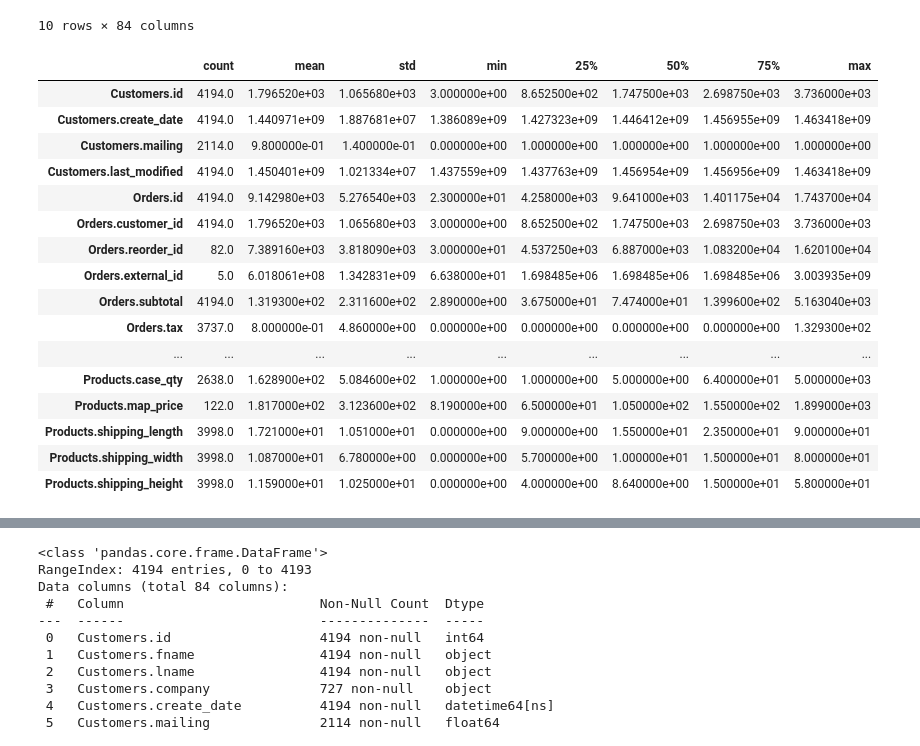
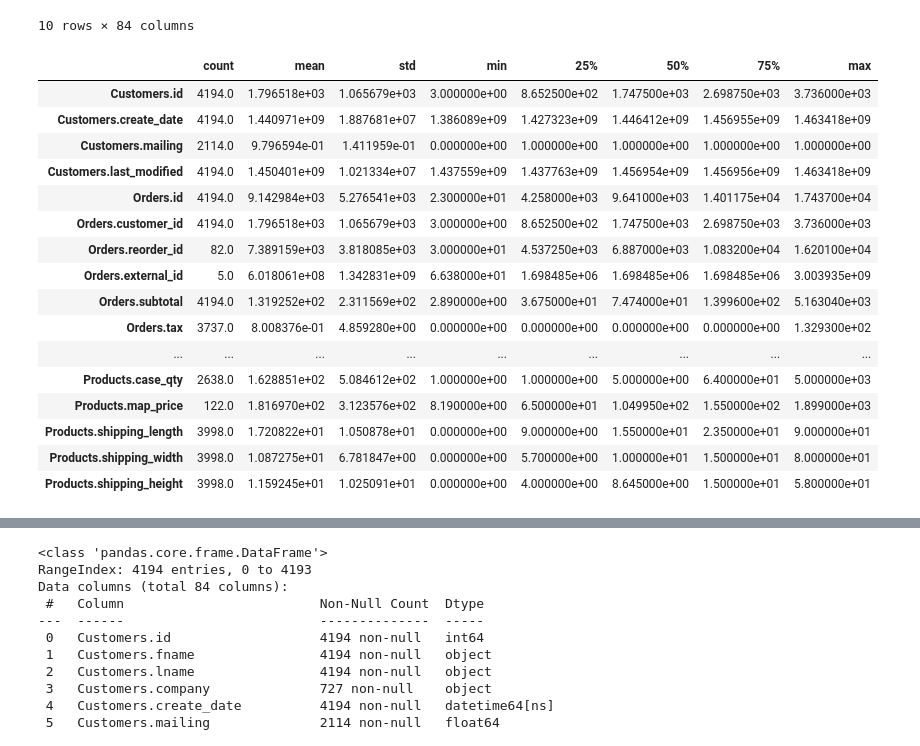
Before and after one commit to data-mosaic/Anna-Project, a Jupyter notebook: notebooks/01_exploration.ipynb, the cells around one changed output, grey strips where cells are left out. Saved outputs shown, nothing was run; the diff lists cells and outputs as text; code cells hidden in the pictures.

```diff
--- a/notebooks/01_exploration.ipynb
+++ b/notebooks/01_exploration.ipynb
@@ -22,5 +83,7 @@ files
 # %%
-cols = [
+### Selecting the most relevant columns for further analysis --->
+
+cols_use = [
     "Customers.id", "Customers.fname", "Customers.lname", "Customers.company",
     "Customers.create_date", "Customers.mailing", "Customers.last_modified",
     "Orders.id", "Orders.customer_id", "Orders.fname", "Orders.lname",
@@ -52,8 +115,7 @@ cols = [
     "Products.handling_time", "Products.family_id"
 ]
 
-#df = pd.read_csv("PBL5recommendationdata.csv", usecols=cols)
-df = pd.read_csv("/".join(["../data/raw/", dataset_name, "PBL5recommendationdata.csv"]), usecols=cols, encoding="latin1")
+df = pd.read_csv("/".join(["../data/raw/", dataset_name, "PBL5recommendationdata.csv"]), usecols=cols_use, encoding="latin1")
 # %%
 #df = pd.read_csv("/".join(["../data/raw/", dataset_name, files[0]]), encoding="latin1")
 #df = pd.read_csv("/".join(["../data/raw", dataset_name, "PBL5recommendationdata_cut.csv"]), sep=';')
@@ -72,25 +135,25 @@ df.head(10)
 | 9 | 10 | Tommy | Smith | NaN | 1390509516 | ... |
 10 rows × 84 columns
 # %%
-df.describe().round(2).T
+df.describe().T
 # %% [output]
 |  | count | mean | std | min | 25% | 50% | 75% | max |
-| Customers.id | 4194.0 | 1.796520e+03 | 1.065680e+03 | 3.000000e+00 | 8.652500e+02 | 1.747500e+03 | 2.698750e+03 | 3.736000e+03 |
+| Customers.id | 4194.0 | 1.796518e+03 | 1.065679e+03 | 3.000000e+00 | 8.652500e+02 | 1.747500e+03 | 2.698750e+03 | 3.736000e+03 |
 | Customers.create_date | 4194.0 | 1.440971e+09 | 1.887681e+07 | 1.386089e+09 | 1.427323e+09 | 1.446412e+09 | 1.456955e+09 | 1.463418e+09 |
-| Customers.mailing | 2114.0 | 9.800000e-01 | 1.400000e-01 | 0.000000e+00 | 1.000000e+00 | 1.000000e+00 | 1.000000e+00 | 1.000000e+00 |
+| Customers.mailing | 2114.0 | 9.796594e-01 | 1.411959e-01 | 0.000000e+00 | 1.000000e+00 | 1.000000e+00 | 1.000000e+00 | 1.000000e+00 |
 | Customers.last_modified | 4194.0 | 1.450401e+09 | 1.021334e+07 | 1.437559e+09 | 1.437763e+09 | 1.456954e+09 | 1.456956e+09 | 1.463418e+09 |
-| Orders.id | 4194.0 | 9.142980e+03 | 5.276540e+03 | 2.300000e+01 | 4.258000e+03 | 9.641000e+03 | 1.401175e+04 | 1.743700e+04 |
-| Orders.customer_id | 4194.0 | 1.796520e+03 | 1.065680e+03 | 3.000000e+00 | 8.652500e+02 | 1.747500e+03 | 2.698750e+03 | 3.736000e+03 |
-| Orders.reorder_id | 82.0 | 7.389160e+03 | 3.818090e+03 | 3.000000e+01 | 4.537250e+03 | 6.887000e+03 | 1.083200e+04 | 1.620100e+04 |
+| Orders.id | 4194.0 | 9.142984e+03 | 5.276541e+03 | 2.300000e+01 | 4.258000e+03 | 9.641000e+03 | 1.401175e+04 | 1.743700e+04 |
+| Orders.customer_id | 4194.0 | 1.796518e+03 | 1.065679e+03 | 3.000000e+00 | 8.652500e+02 | 1.747500e+03 | 2.698750e+03 | 3.736000e+03 |
+| Orders.reorder_id | 82.0 | 7.389159e+03 | 3.818085e+03 | 3.000000e+01 | 4.537250e+03 | 6.887000e+03 | 1.083200e+04 | 1.620100e+04 |
 | Orders.external_id | 5.0 | 6.018061e+08 | 1.342831e+09 | 6.638000e+01 | 1.698485e+06 | 1.698485e+06 | 1.698485e+06 | 3.003935e+09 |
-| Orders.subtotal | 4194.0 | 1.319300e+02 | 2.311600e+02 | 2.890000e+00 | 3.675000e+01 | 7.474000e+01 | 1.399600e+02 | 5.163040e+03 |
-| Orders.tax | 3737.0 | 8.000000e-01 | 4.860000e+00 | 0.000000e+00 | 0.000000e+00 | 0.000000e+00 | 0.000000e+00 | 1.329300e+02 |
+| Orders.subtotal | 4194.0 | 1.319252e+02 | 2.311569e+02 | 2.890000e+00 | 3.675000e+01 | 7.474000e+01 | 1.399600e+02 | 5.163040e+03 |
+| Orders.tax | 3737.0 | 8.008376e-01 | 4.859280e+00 | 0.000000e+00 | 0.000000e+00 | 0.000000e+00 | 0.000000e+00 | 1.329300e+02 |
 | ... | ... | ... | ... | ... | ... | ... | ... | ... |
-| Products.case_qty | 2638.0 | 1.628900e+02 | 5.084600e+02 | 1.000000e+00 | 1.000000e+00 | 5.000000e+00 | 6.400000e+01 | 5.000000e+03 |
-| Products.map_price | 122.0 | 1.817000e+02 | 3.123600e+02 | 8.190000e+00 | 6.500000e+01 | 1.050000e+02 | 1.550000e+02 | 1.899000e+03 |
-| Products.shipping_length | 3998.0 | 1.721000e+01 | 1.051000e+01 | 0.000000e+00 | 9.000000e+00 | 1.550000e+01 | 2.350000e+01 | 9.000000e+01 |
-| Products.shipping_width | 3998.0 | 1.087000e+01 | 6.780000e+00 | 0.000000e+00 | 5.700000e+00 | 1.000000e+01 | 1.500000e+01 | 8.000000e+01 |
-| Products.shipping_height | 3998.0 | 1.159000e+01 | 1.025000e+01 | 0.000000e+00 | 4.000000e+00 | 8.640000e+00 | 1.500000e+01 | 5.800000e+01 |
+| Products.case_qty | 2638.0 | 1.628851e+02 | 5.084612e+02 | 1.000000e+00 | 1.000000e+00 | 5.000000e+00 | 6.400000e+01 | 5.000000e+03 |
+| Products.map_price | 122.0 | 1.816970e+02 | 3.123576e+02 | 8.190000e+00 | 6.500000e+01 | 1.049950e+02 | 1.550000e+02 | 1.899000e+03 |
+| Products.shipping_length | 3998.0 | 1.720822e+01 | 1.050878e+01 | 0.000000e+00 | 9.000000e+00 | 1.550000e+01 | 2.350000e+01 | 9.000000e+01 |
+| Products.shipping_width | 3998.0 | 1.087275e+01 | 6.781847e+00 | 0.000000e+00 | 5.700000e+00 | 1.000000e+01 | 1.500000e+01 | 8.000000e+01 |
+| Products.shipping_height | 3998.0 | 1.159245e+01 | 1.025091e+01 | 0.000000e+00 | 4.000000e+00 | 8.645000e+00 | 1.500000e+01 | 5.800000e+01 |
 # %%
 df['Customers.create_date'] = pd.to_datetime(df['Customers.create_date'], unit='s')
 df['Customers.last_modified'] = pd.to_datetime(df['Customers.last_modified'], unit='s')
```
Also changed, not shown: parts of 26 cells of this notebook.
